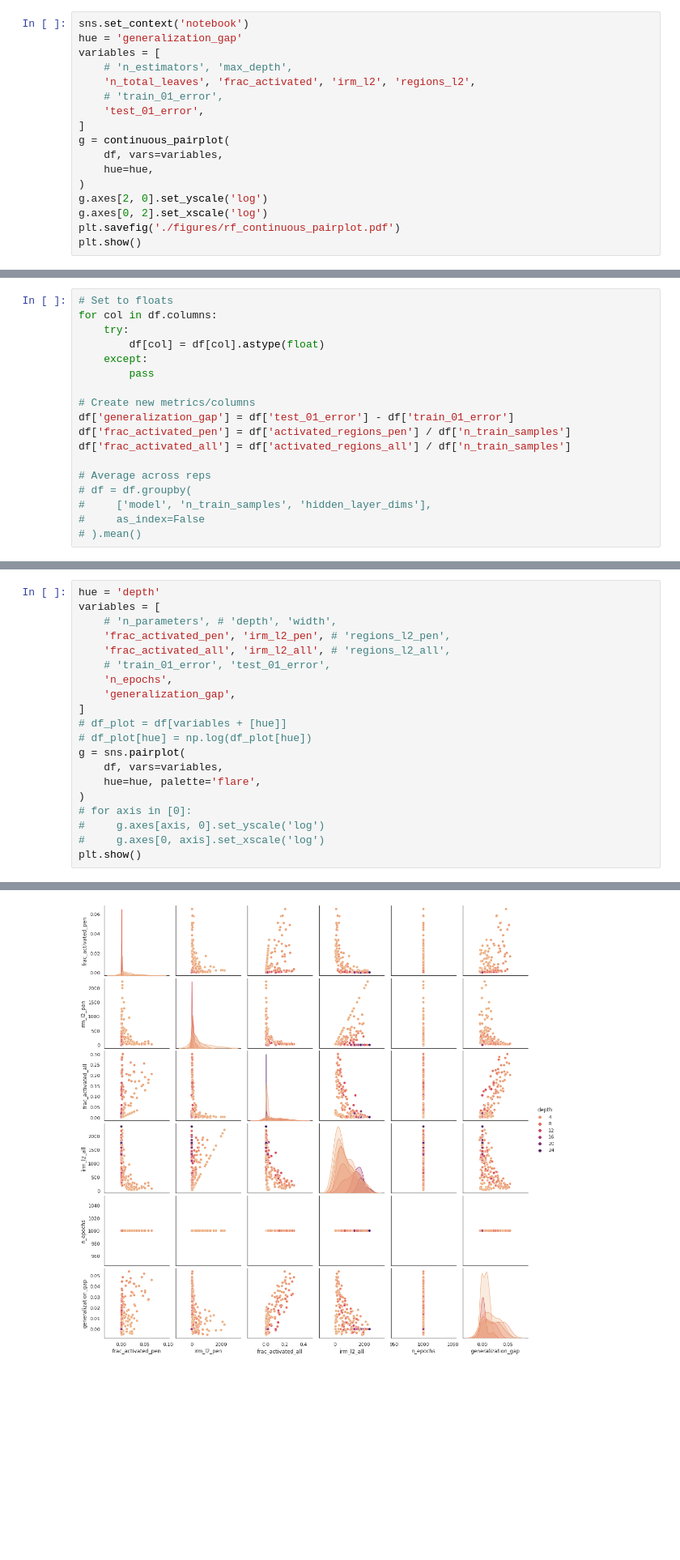
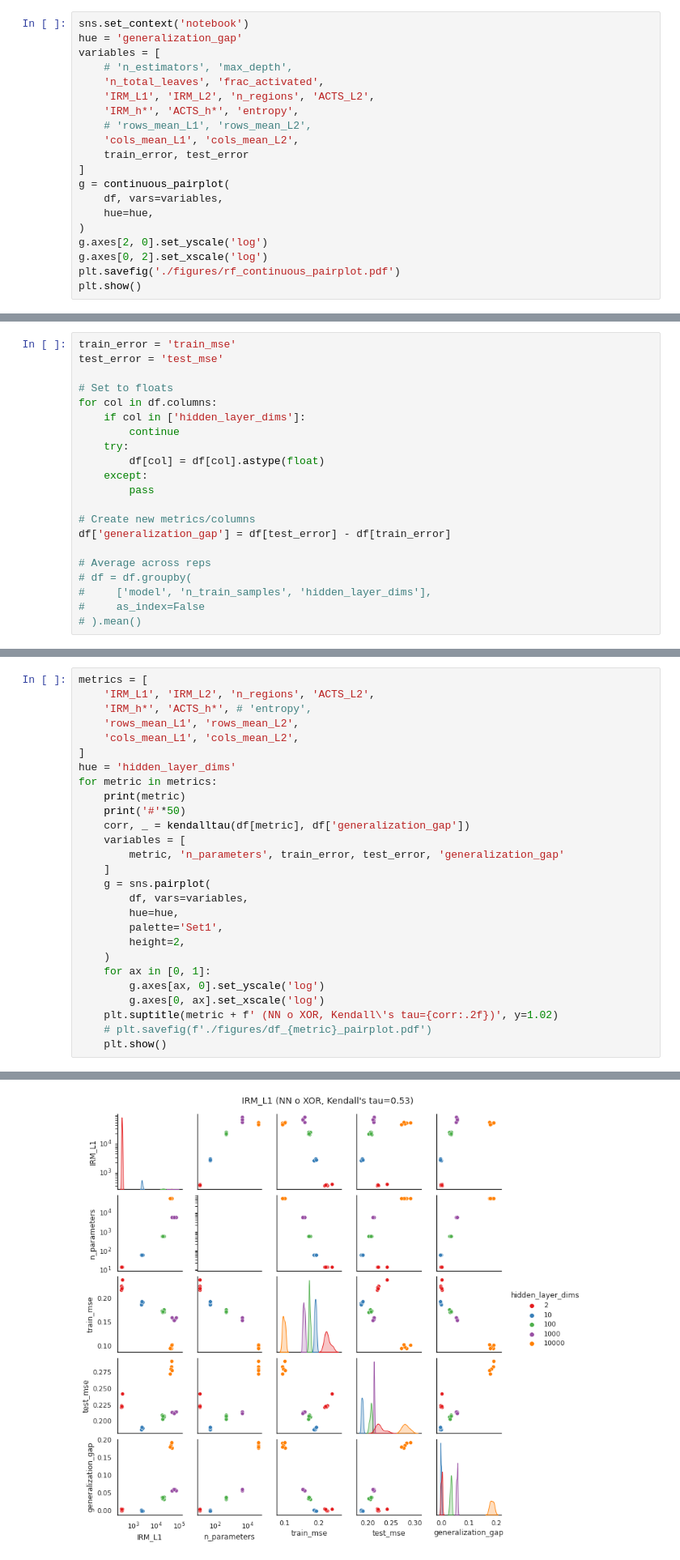
Before and after one commit to rflperry/double_descent, a Jupyter notebook: experiments/xor/plot_results.ipynb, the cells around one changed output, grey strips where cells are left out. Shown at 81% size. Saved outputs shown, nothing was run; the diff lists cells and outputs as text; blank space fills up the shorter version.

Commit message:
battery of tests

```diff
--- a/experiments/xor/plot_results.ipynb
+++ b/experiments/xor/plot_results.ipynb
@@ -68,9 +85,12 @@ sns.set_context('notebook')
 hue = 'generalization_gap'
 variables = [
     # 'n_estimators', 'max_depth',
-    'n_total_leaves', 'frac_activated', 'irm_l2', 'regions_l2',
-    # 'train_01_error',
-    'test_01_error',
+    'n_total_leaves', 'frac_activated',
+    'IRM_L1', 'IRM_L2', 'n_regions', 'ACTS_L2',
+    'IRM_h*', 'ACTS_h*', 'entropy',
+    # 'rows_mean_L1', 'rows_mean_L2',
+    'cols_mean_L1', 'cols_mean_L2',
+    train_error, test_error
 ]
 g = continuous_pairplot(
     df, vars=variables,
@@ -109,17 +157,20 @@ plt.show()
 # Read
 df = pd.read_csv('./results/xor_network_results.csv')
 # %%
+train_error = 'train_mse'
+test_error = 'test_mse'
+
 # Set to floats
 for col in df.columns:
+    if col in ['hidden_layer_dims']:
+        continue
     try:
         df[col] = df[col].astype(float)
     except:
         pass
 
 # Create new metrics/columns
-df['generalization_gap'] = df['test_01_error'] - df['train_01_error']
-df['frac_activated_pen'] = df['activated_regions_pen'] / df['n_train_samples']
-df['frac_activated_all'] = df['activated_regions_all'] / df['n_train_samples']
+df['generalization_gap'] = df[test_error] - df[train_error]
 
 # Average across reps
 # df = df.groupby(
@@ -175,21 +233,28 @@ display(corr_df)
 # %%
-hue = 'depth'
-variables = [
-    # 'n_parameters', # 'depth', 'width',
-    'frac_activated_pen', 'irm_l2_pen', # 'regions_l2_pen',
-    'frac_activated_all', 'irm_l2_all', # 'regions_l2_all',
-    # 'train_01_error', 'test_01_error',
-    'n_epochs',
-    'generalization_gap',
+metrics = [
+    'IRM_L1', 'IRM_L2', 'n_regions', 'ACTS_L2',
+    'IRM_h*', 'ACTS_h*', # 'entropy',
+    'rows_mean_L1', 'rows_mean_L2',
+    'cols_mean_L1', 'cols_mean_L2',
 ]
-# df_plot = df[variables + [hue]]
-# df_plot[hue] = np.log(df_plot[hue])
-g = sns.pairplot(
-    df, vars=variables,
-    hue=hue, palette='flare',
-)
-# for axis in [0]:
-#     g.axes[axis, 0].set_yscale('log')
-#     g.axes[0, axis].set_xscale('log')
-plt.show()
+hue = 'hidden_layer_dims'
+for metric in metrics:
+    print(metric)
+    print('#'*50)
+    corr, _ = kendalltau(df[metric], df['generalization_gap'])
+    variables = [
+        metric, 'n_parameters', train_error, test_error, 'generalization_gap'
+    ]
+    g = sns.pairplot(
+        df, vars=variables,
+        hue=hue,
+        palette='Set1',
+        height=2,
+    )
+    for ax in [0, 1]:
+        g.axes[ax, 0].set_yscale('log')
+        g.axes[0, ax].set_xscale('log')
+    plt.suptitle(metric + f' (NN o XOR, Kendall\'s tau={corr:.2f})', y=1.02)
+    # plt.savefig(f'./figures/df_{metric}_pairplot.pdf')
+    plt.show()
 # %% [output]
@@ -196 +263 @@ plt.show()
-[figure, old version]
+[figure, new version]
```
Also changed, not shown: parts of 14 cells of this notebook, 4 other files.
